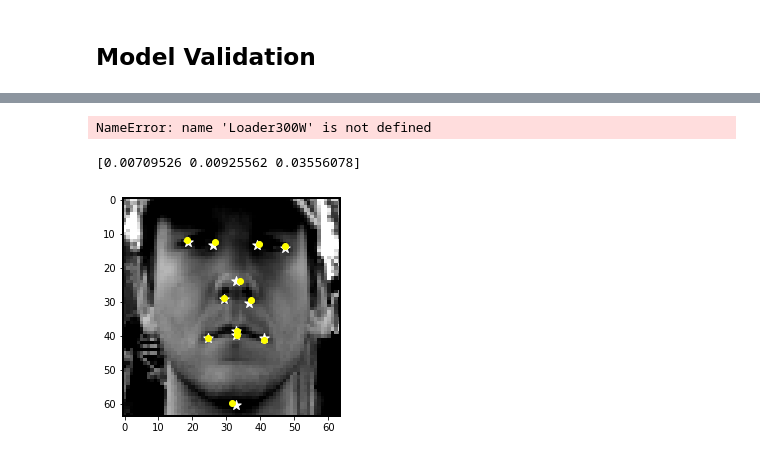
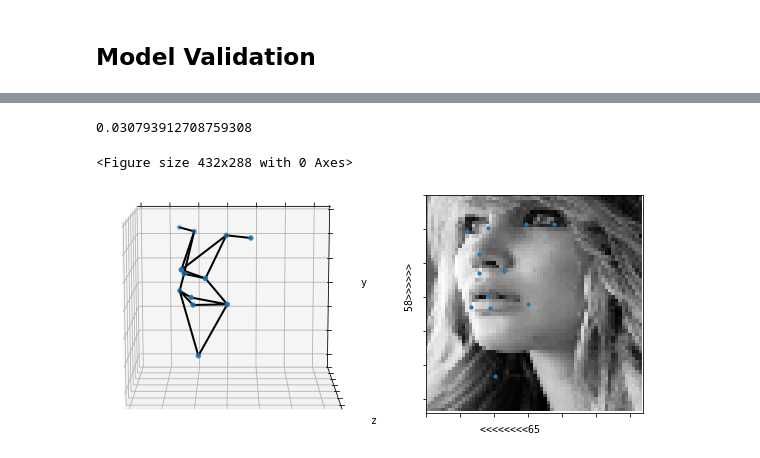
Before and after one commit to binrey/fast_face_landmarks_2D3D, a Jupyter notebook: Train3D.ipynb, the cells around one changed output, grey strips where cells are left out. Saved outputs shown, nothing was run; the diff lists cells and outputs as text; code cells hidden in the pictures.

```diff
--- a/Train3D.ipynb
+++ b/Train3D.ipynb
@@ -35,0 +21,7 @@ os.environ["CUDA_VISIBLE_DEVICES"] = "1"
+# %%
+data_dir = "300W"
+project_name = "new"
+imsize = (64, 64)
+used_lmarks = None
+
+logdir = create_dirs(project_name)
@@ -36,19 +35,16 @@ os.environ["CUDA_VISIBLE_DEVICES"] = "1"
 # %%
-data_dir = "/media/hdd/public/Datasets/faces/300W"
-imsize = (64, 64)
-used_lmarks = []
-for i in [8, 30, 31, 35, 36, 39, 42, 45, 48, 54, 62, 66]:
-    used_lmarks += list(range(i*3, i*3+3))
+# Init loader for training images
 loader_train = Loader3D(data_dir=os.path.join(data_dir, "train_crop"),
                         img_size=imsize,
                         valid_size=0,
                         annotation_file="annotations3D.txt",
-                        augmenter=Aug3D(imsize),
+                        augmenter=Aug3D(),
                         used_lmarks=used_lmarks)
+# Init loader for test/validation images
 loader_valid = Loader3D(data_dir=os.path.join(data_dir, "test_crop"),
                         img_size=imsize,
                         valid_size=1,
                         annotation_file="annotations3D.txt",
-                        augmenter=Aug3D(imsize),
+                        augmenter=None,
                         used_lmarks=used_lmarks)
 # %%
@@ -65,13 +61,0 @@ print(x.shape, y.shape)
-# %%
-def show_xy(x, y_true=None, y_pred=None):
-    plt.imshow(x, cmap="gray")
-    if y_true is not None:
-        lm = y_true.reshape((-1,3))
-        plt.scatter(lm[:,0]*x.shape[1], lm[:,1]*x.shape[0], c="white", s=100, marker="*")
-    if y_pred is not None:
-        lm = y_pred.reshape((-1,3))
-        plt.scatter(lm[:,0]*x.shape[1], lm[:,1]*x.shape[0], c="yellow")
-loader_valid.do_augmentation = False
-x, y = loader_train.get_item(np.random.randint(100))
-show_xy(x, y)
-print(x.min(), x.max())
@@ -288,2 +115,7 @@ plot_history(logdir, history)
 # %% [markdown]
 ## Model Validation
+# %%
+# Choise model to test
+from tensorflow.keras.models import load_model
+model = load_model(os.path.join("fconv3d-12", "checkpoints", "model_final.h5"))
+model.compile(loss="mean_absolute_error")
@@ -296,7 +131,0 @@ RuntimeError: You must compile your model before training/testing. Use `model.co
-# %%
-# CALC TEST METRICS WITH AUGMENTATION
-loader_test = Loader300W(os.path.join(data_dir, "test_crop"), imsize, valid_size=0)
-gen_test = Generator(loader_test, 10)
-model.evaluate(gen_test.get_iterator(train=True), steps=100)
-# %% [output]
-NameError: name 'Loader300W' is not defined
@@ -310,15 +132,14 @@ def show_xy(x, y_true=None, y_pred=None):
 # %%
-loader_valid.do_augmentation = True
-item_id = np.random.randint(100)
+item_id = np.random.randint(10)
 x, y = loader_valid.get_item(loader_valid.valid_set[item_id])
 
 lmarks = model.predict(np.expand_dims(x, 0)).flatten()
-#print(model.evaluate(np.expand_dims(x, 0), np.expand_dims(y, 0), steps=1, verbose=0))
-show_xy(x, y.reshape(-1, 3), lmarks.reshape(-1, 3))
-print(abs(lmarks.reshape(-1, 3) - y.reshape(-1, 3)).mean(0))
+print(model.evaluate(np.expand_dims(x, 0), np.expand_dims(y, 0), steps=1, verbose=0))
+plot3D(x[..., 0], lmarks.reshape(-1, 3), view_pitch=10);
 # %% [output]
-[0.00709526 0.00925562 0.03556078]
+0.030793912708759308
+<Figure size 432x288 with 0 Axes>
-[figure, old version]
+[figure, new version]
 # %%
 import matplotlib.pyplot as plt
 from shutil import rmtree
```
Also changed, not shown: parts of 25 cells of this notebook, 4 other files.
